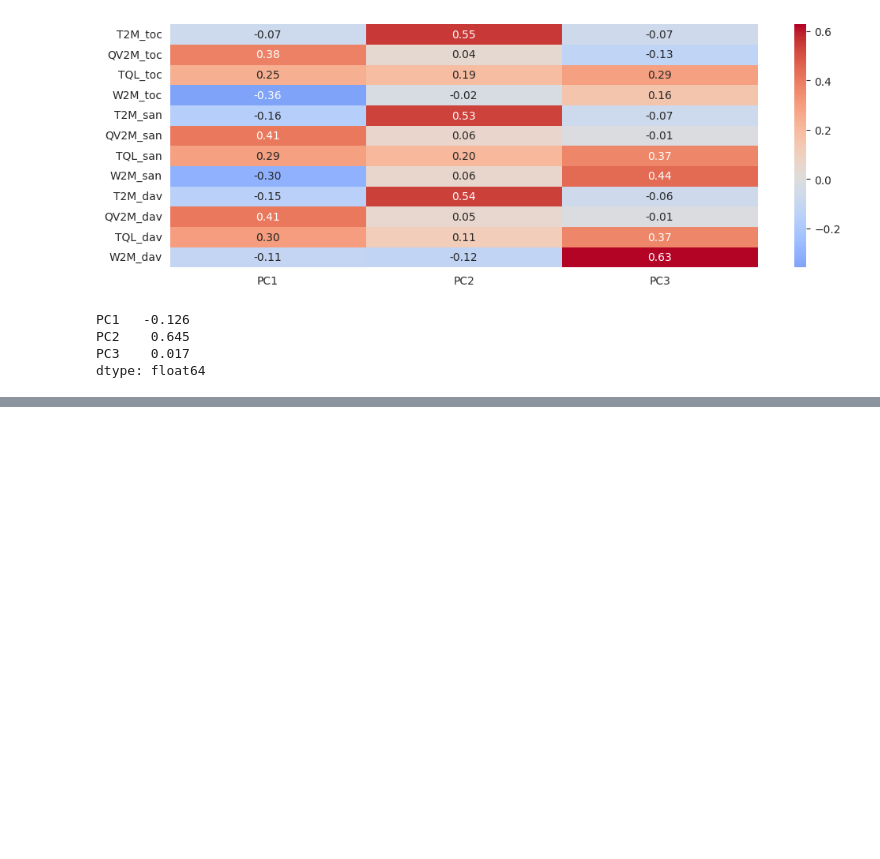
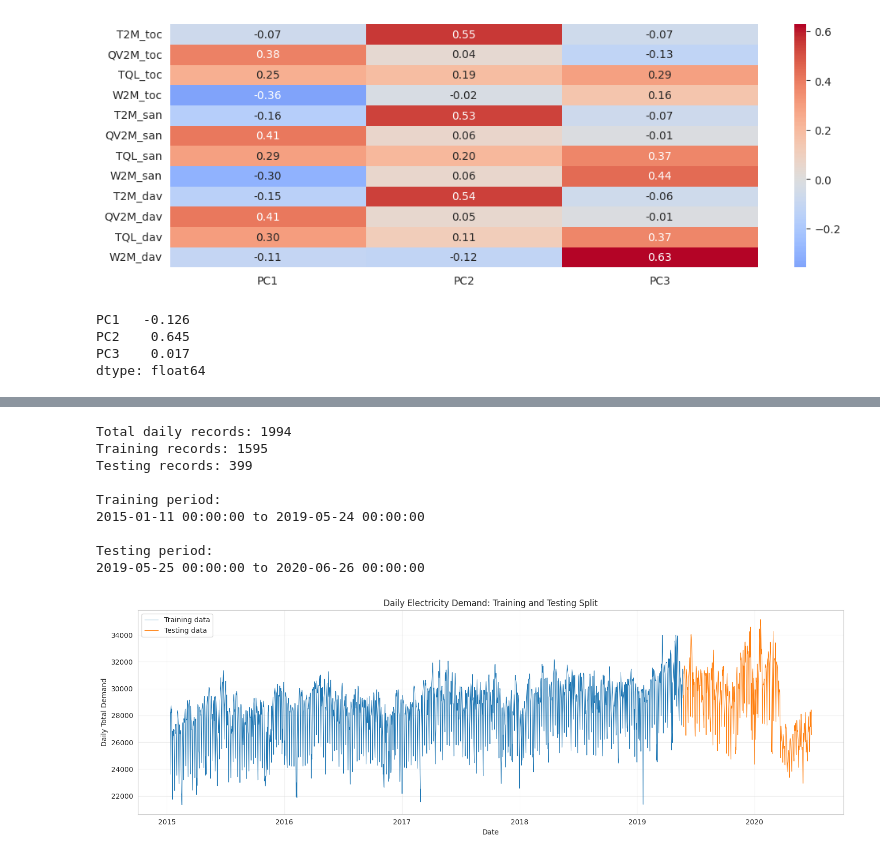
Before and after one commit to Handdyy11/Electricity_load_forecasting, a Jupyter notebook: Electricity_forcasting.ipynb, the cells around one changed output, grey strips where cells are left out. Cells and saved outputs as stored; diff of their text form; code cells hidden in the pictures; blank space fills up the shorter version.

```diff
--- a/Electricity_forcasting.ipynb
+++ b/Electricity_forcasting.ipynb
@@ -305,0 +420,45 @@ dtype: float64
+# %%
+
+# Chronological train-test split for daily forecasting
+daily_series = daily_complete["daily_demand"].astype(float).sort_index()
+
+split_idx = int(len(daily_series) * 0.80)
+
+train_daily = daily_series.iloc[:split_idx]
+test_daily = daily_series.iloc[split_idx:]
+
+print("Total daily records:", len(daily_series))
+print("Training records:", len(train_daily))
+print("Testing records:", len(test_daily))
+
+print("\nTraining period:")
+print(train_daily.index.min(), "to", train_daily.index.max())
+
+print("\nTesting period:")
+print(test_daily.index.min(), "to", test_daily.index.max())
+
+# Visualize the split
+import matplotlib.pyplot as plt
+
+plt.figure(figsize=(15, 5))
+plt.plot(train_daily.index, train_daily, label="Training data", linewidth=0.8)
+plt.plot(test_daily.index, test_daily, label="Testing data", linewidth=0.8)
+
+plt.title("Daily Electricity Demand: Training and Testing Split")
+plt.xlabel("Date")
+plt.ylabel("Daily Total Demand")
+plt.legend()
+plt.grid(True, alpha=0.3)
+plt.tight_layout()
+plt.show()
+# %% [output]
+Total daily records: 1994
+Training records: 1595
+Testing records: 399
+
+Training period:
+2015-01-11 00:00:00 to 2019-05-24 00:00:00
+
+Testing period:
+2019-05-25 00:00:00 to 2020-06-26 00:00:00
+[figure, added]
```
Also changed, not shown: parts of 15 cells of this notebook.
